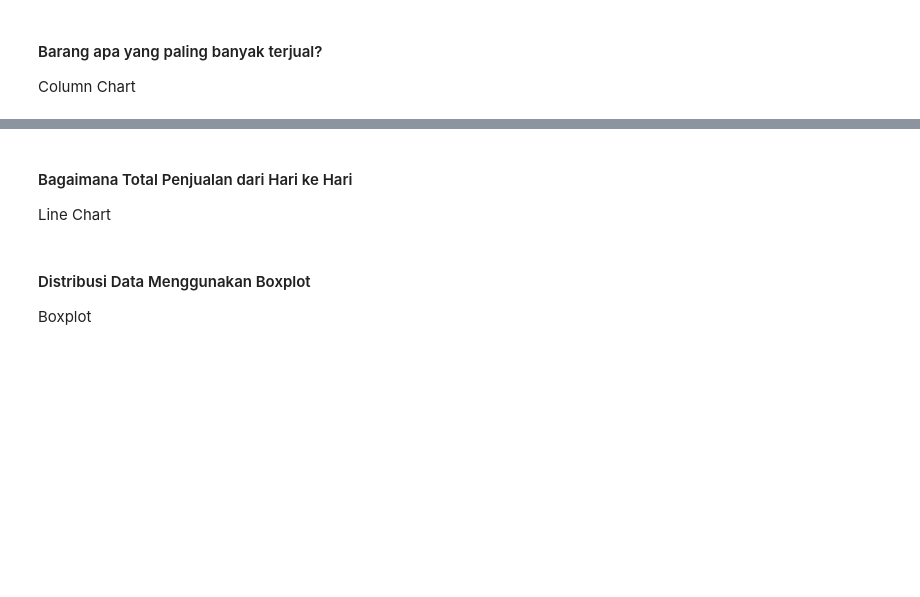
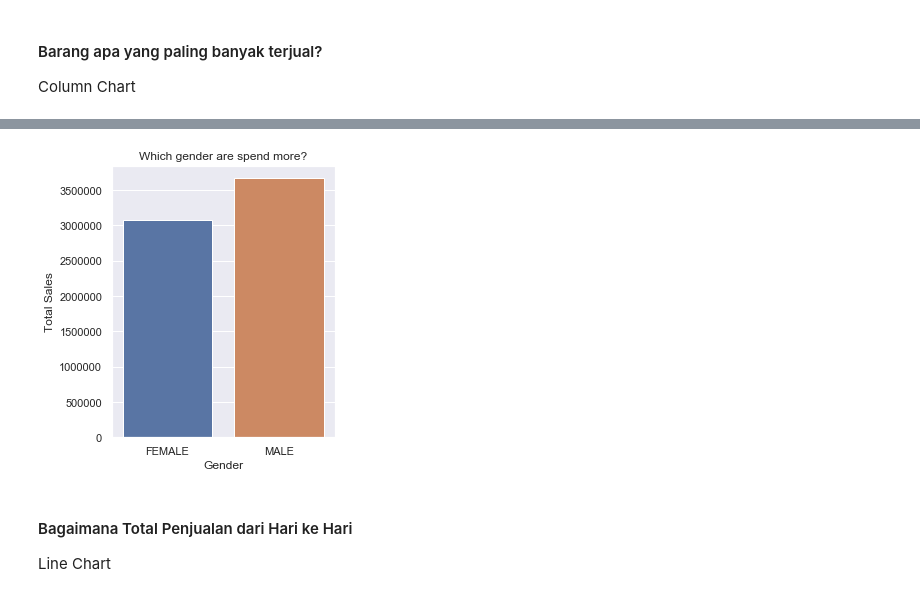
Before and after one commit to bimaputra1/ds-for-marketing-analytics, a Jupyter notebook: 1_Data_Exploration.ipynb, the cells around one changed output, grey strips where cells are left out. Drawn from its saved outputs; the diff is of its cells as text; code cells hidden in the pictures; blank space fills up the shorter version.

```diff
--- a/1_Data_Exploration.ipynb
+++ b/1_Data_Exploration.ipynb
@@ -403,6 +431,18 @@ Pie Chart
+# %%
+gender_sales = df_10_join['total_sales'].groupby(df_10_join['Gender']).sum()
+
+gender_sales = pd.DataFrame(gender_sales)
+
+# Setting ukuran plot
+plt.figure(figsize=(4,5))
+
+# Membuat chart
+sns.barplot(gender_sales.index, gender_sales.total_sales)
+
+plt.ylabel("Total Sales")
+plt.title("Which gender are spend more?");
+# %% [output]
+[figure, added]
 # %% [markdown]
 #### Bagaimana Total Penjualan dari Hari ke Hari
 Line Chart
-# %% [markdown]
-#### Distribusi Data Menggunakan Boxplot
-Boxplot
```
Also changed, not shown: parts of 14 cells of this notebook, 6 other files.
